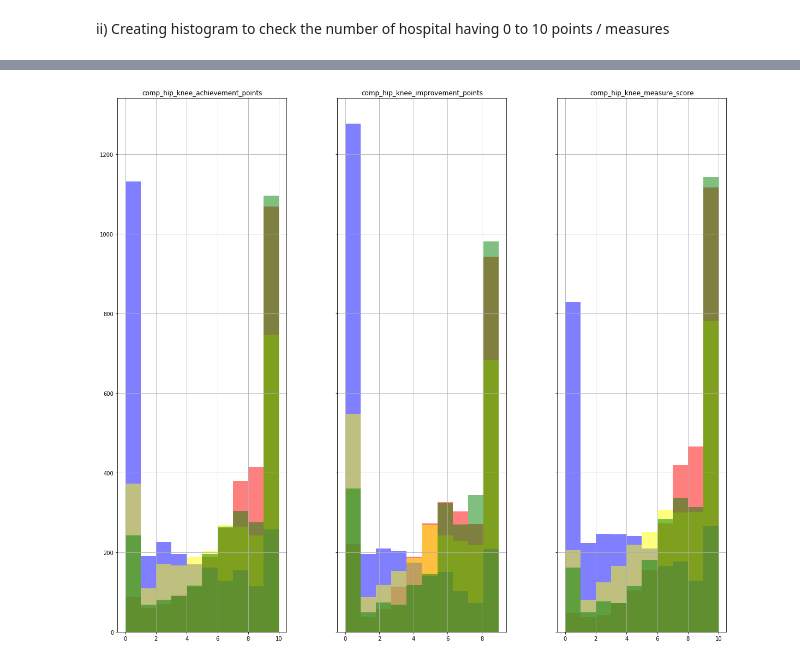
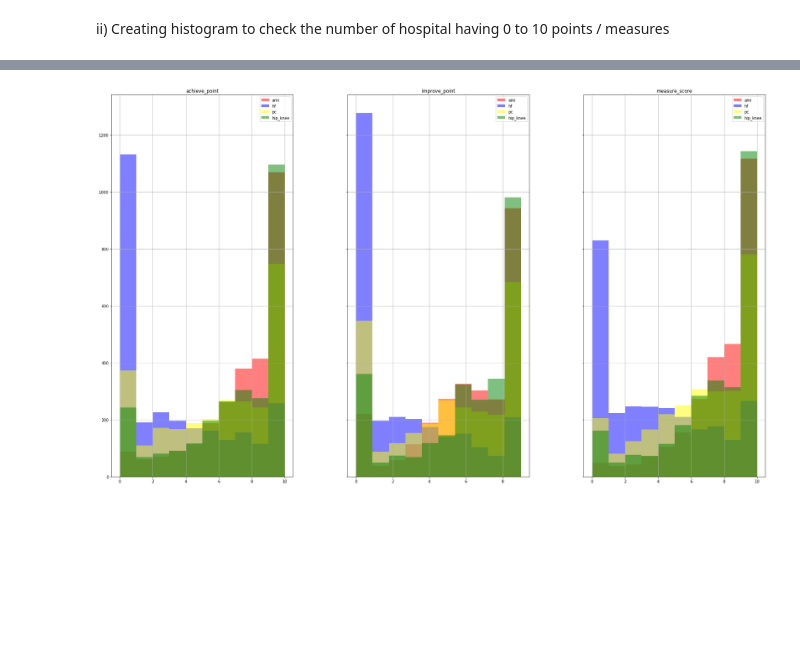
Before and after one commit to sobil-dalal/DAP_Project, a Jupyter notebook: Exploratory_Analysis_HVBP.ipynb, the cells around one changed output, grey strips where cells are left out. Cells and saved outputs as stored; diff of their text form; code cells hidden in the pictures; blank space fills up the shorter version.

Commit message:
HVBP histograms title and legend issue resolved

```diff
--- a/Exploratory_Analysis_HVBP.ipynb
+++ b/Exploratory_Analysis_HVBP.ipynb
@@ -105,6 +106,19 @@ features = ['mort_30_ami_achievement_points','mort_30_ami_improvement_points','m
             'mort_30_pn_achievement_points','mort_30_pn_improvement_points','mort_30_pn_measure_score',
             'comp_hip_knee_achievement_points','comp_hip_knee_improvement_points','comp_hip_knee_measure_score']
 hvbp_df_m = hvbp_df[features]
+# keeping common part of column name till index 13 to use it later for histogram title
+hvbp_df_m.rename(columns={'mort_30_ami_achievement_points'  :   'achieve_point_ami',
+                          'mort_30_ami_improvement_points'  :   'improve_point_ami',
+                          'mort_30_ami_measure_score'       :   'measure_score_ami',
+                          'mort_30_hf_achievement_points'   :   'achieve_point_hf',
+                          'mort_30_hf_improvement_points'   :   'improve_point_hf',
+                          'mort_30_hf_measure_score'        :   'measure_score_hf',
+                          'mort_30_pn_achievement_points'   :   'achieve_point_pn',
+                          'mort_30_pn_improvement_points'   :   'improve_point_pn',
+                          'mort_30_pn_measure_score'        :   'measure_score_pn',
+                          'comp_hip_knee_achievement_points':   'achieve_point_hip_knee',
+                          'comp_hip_knee_improvement_points':   'improve_point_hip_knee',
+                          'comp_hip_knee_measure_score'     :   'measure_score_hip_knee'}, inplace=True)
 hvbp_df_m.head()
 # %% [output]
 Creating a new data frame contaning only improvement and achievement points and measures
@@ -169,10 +187,2 @@ box_plot.set_xticklabels(box_plot.get_xticklabels(),rotation=90)
 # %% [markdown]
 ii) Creating histogram to check the number of hospital having 0 to 10 points / measures
-# %%
-plt.style.use('ggplot')
-plt.hist(hvbp_df_m["mort_30_hf_achievement_points"])
-plt.title('Histogram of Achievement points') # add a title to the histogram
-plt.ylabel('Number of hospitals') # add y-label
-plt.xlabel('Achievement points') # add x-label
-
-plt.show()
@@ -181,14 +189,16 @@ plt.show()
 # %%
 # Bin size = 10
 # Total plots are 3 i.e 1 each for achievement points, improvement points and measure
-figure, ax = plt.subplots(1, 3, sharex='col', sharey='row', figsize=(20, 18))
+figure, ax = plt.subplots(1, 3, sharex='col', sharey='row', figsize=(30, 18))
 n = 3
+labels= ["ami","hf", "pc", "hip_knee"]
 for j in range(n):
     hvbp_df_m.hist(column=hvbp_df_m.columns[j], bins=10, ax=ax[j], alpha=0.5, color='red')
     hvbp_df_m.hist(column=hvbp_df_m.columns[j+n], bins=10, ax=ax[j], alpha=0.5, color='blue')
     hvbp_df_m.hist(column=hvbp_df_m.columns[j+(2*n)], bins=10, ax=ax[j], alpha=0.5, color='yellow')
     hvbp_df_m.hist(column=hvbp_df_m.columns[j+(3*n)], bins=10, ax=ax[j], alpha=0.5, color='green')
-    #ax[j].set_title(hvbp_df_m.columns[j][2:])
+    ax[j].set_title(hvbp_df_m.columns[j][:13])
+    ax[j].legend(labels = labels)
 # %% [output]
-[figure, old version]
+[figure, new version]
 # %%
```
Also changed, not shown: parts of 7 cells of this notebook.
